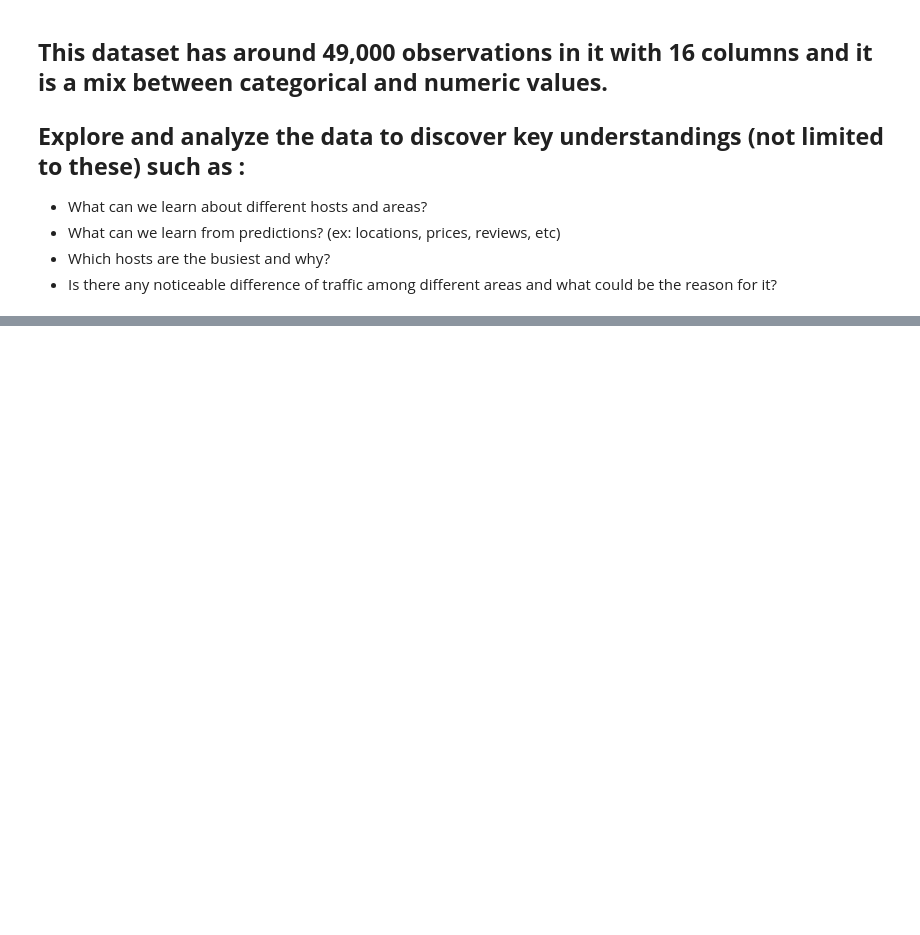
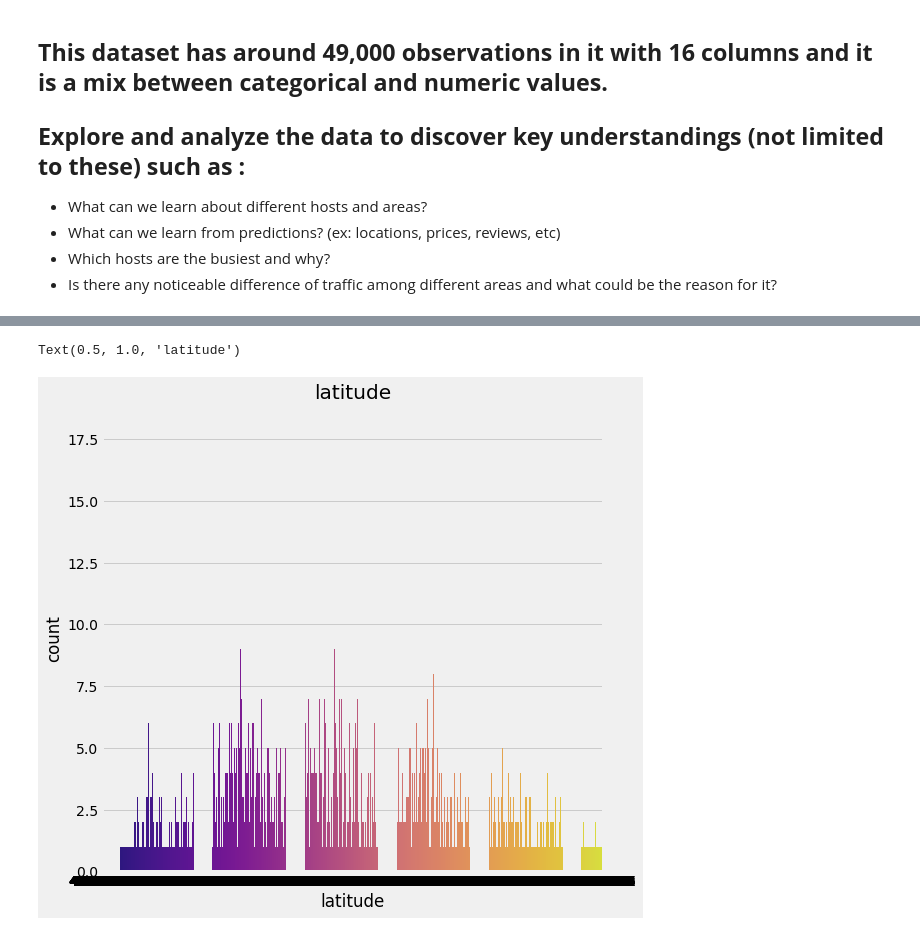
Before and after one commit to 88270gagan/AirBnb-Booking-Analysis, a Jupyter notebook: Airbnb_Bookings_Analysis_Capstone_Project.ipynb, the cells around one changed output, grey strips where cells are left out. Cells and saved outputs as stored; diff of their text form; code cells hidden in the pictures; blank space fills up the shorter version.

```diff
--- a/Airbnb_Bookings_Analysis_Capstone_Project.ipynb
+++ b/Airbnb_Bookings_Analysis_Capstone_Project.ipynb
@@ -12,0 +215,9 @@
+# %%
+#plotting latitude
+sns.countplot(df['latitude'], palette="plasma")
+fig = plt.gcf()
+fig.set_size_inches(8,8)
+plt.title('latitude')
+# %% [output]
+Text(0.5, 1.0, 'latitude')
+[figure, added]
```
Also changed, not shown: parts of 29 cells of this notebook.
